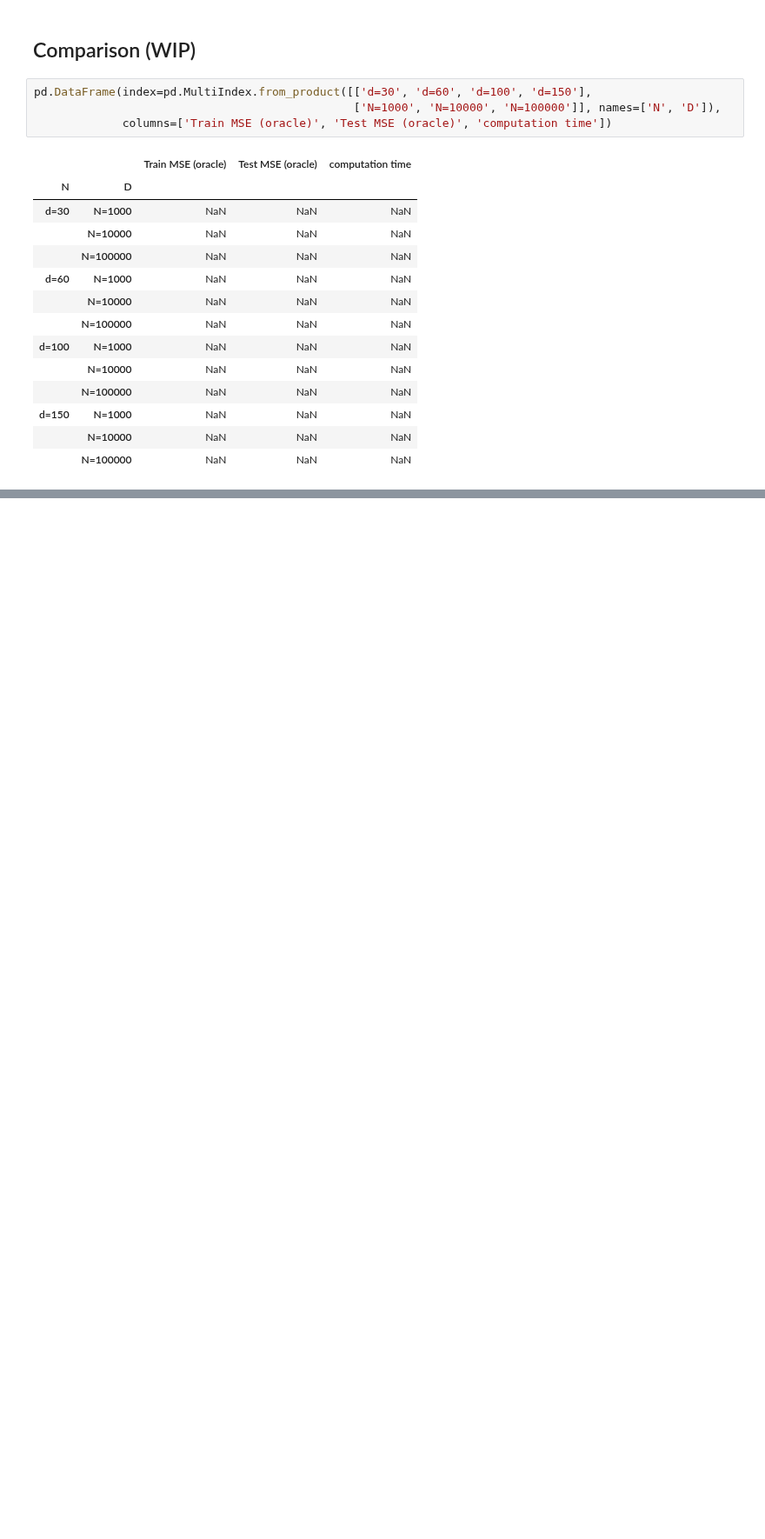
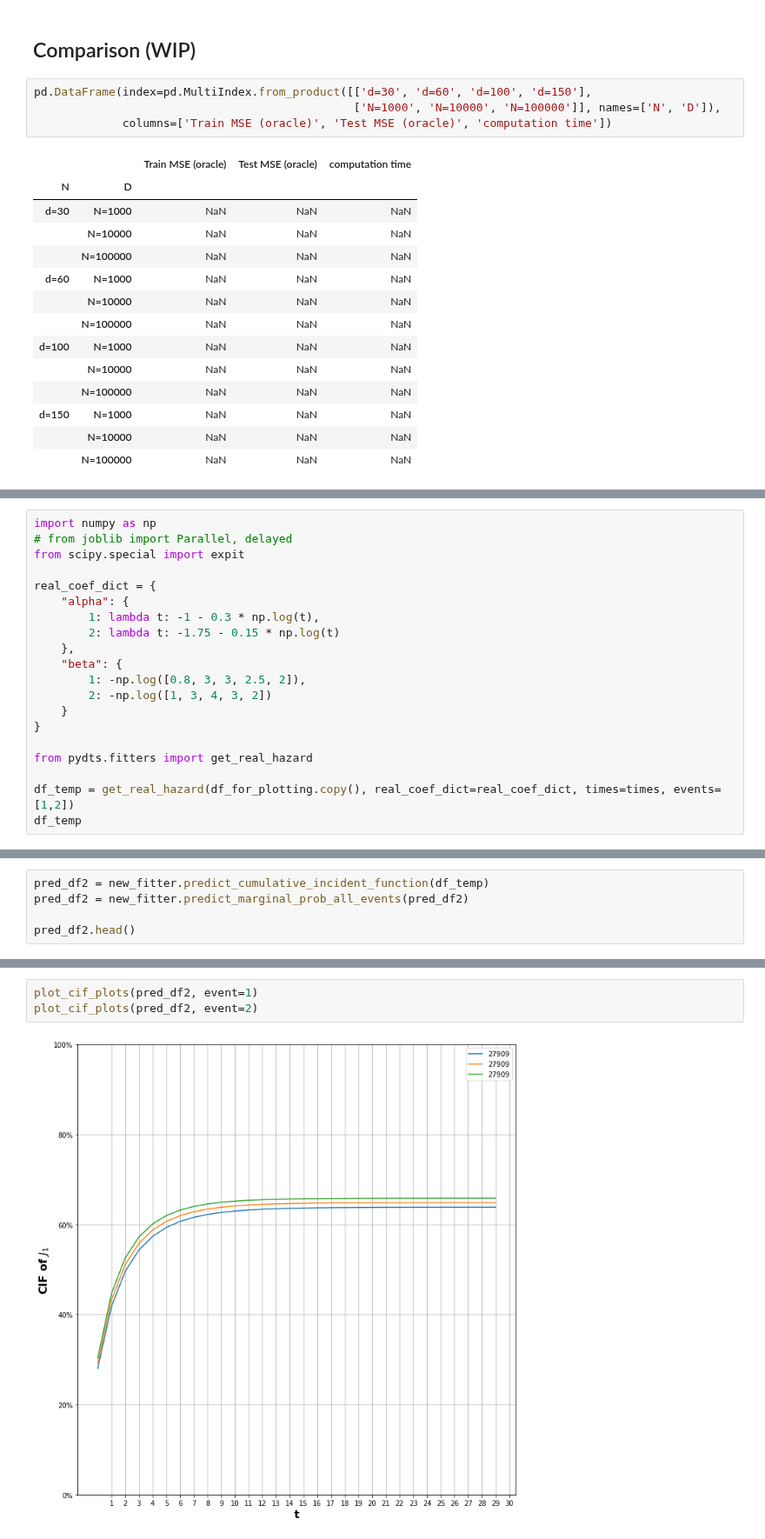
Before and after one commit to tomer1812/pydts, a Jupyter notebook: docs/Simple Simulation.ipynb, the cells around one changed output, grey strips where cells are left out. Shown at 87% size. Drawn from its saved outputs; the diff is of its cells as text; blank space fills up the shorter version.

Commit message:
Fix new methods cif and added real values cif

```diff
--- a/docs/Simple Simulation.ipynb
+++ b/docs/Simple Simulation.ipynb
@@ -328,0 +320,20 @@ plot_times(times_dict)
+# %%
+import numpy as np
+# from joblib import Parallel, delayed
+from scipy.special import expit
+
+real_coef_dict = {
+    "alpha": {
+        1: lambda t: -1 - 0.3 * np.log(t),
+        2: lambda t: -1.75 - 0.15 * np.log(t)
+    },
+    "beta": {
+        1: -np.log([0.8, 3, 3, 2.5, 2]),
+        2: -np.log([1, 3, 4, 3, 2])
+    }
+}
+
+from pydts.fitters import get_real_hazard
+
+df_temp = get_real_hazard(df_for_plotting.copy(), real_coef_dict=real_coef_dict, times=times, events=[1,2])
+df_temp
@@ -328,0 +346,5 @@ plot_times(times_dict)
+# %%
+pred_df2 = new_fitter.predict_cumulative_incident_function(df_temp)
+pred_df2 = new_fitter.predict_marginal_prob_all_events(pred_df2)
+
+pred_df2.head()
@@ -328,0 +357,5 @@ plot_times(times_dict)
+# %%
+plot_cif_plots(pred_df2, event=1)
+plot_cif_plots(pred_df2, event=2)
+# %% [output]
+[figure, added]
```
Also changed, not shown: parts of 22 cells of this notebook.
